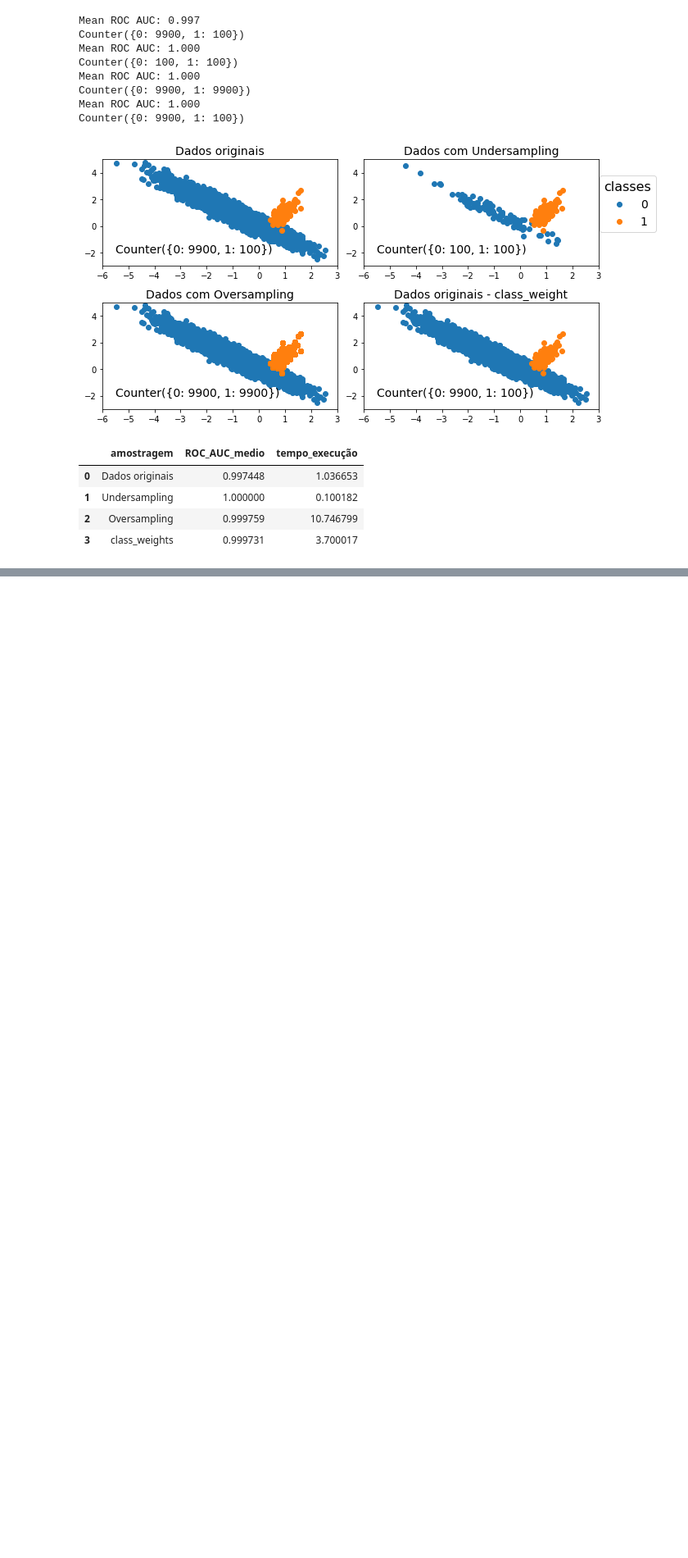
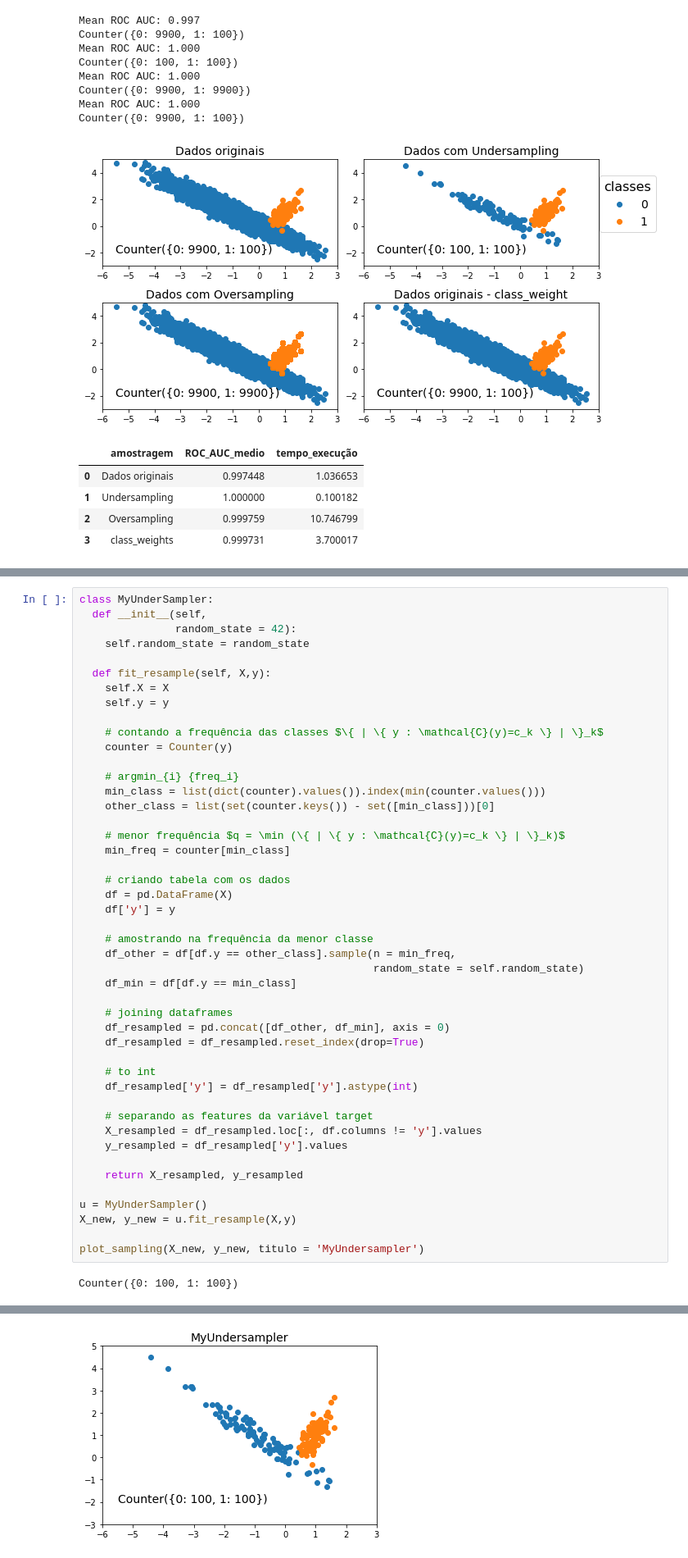
Before and after one commit to pedroblossbraga/supportvectormachines_tcc, a Jupyter notebook: TCC_imbalanced_SVM.ipynb, the cells around one changed output, grey strips where cells are left out. Shown: that part at 82% size. Drawn from its saved outputs; the diff is of its cells as text; blank space fills up the shorter version.

Commit message:
adding MyUnderSampler

```diff
--- a/TCC_imbalanced_SVM.ipynb
+++ b/TCC_imbalanced_SVM.ipynb
@@ -306,0 +328,48 @@ Counter({0: 9900, 1: 100})
+# %%
+class MyUnderSampler:
+  def __init__(self,
+               random_state = 42):
+    self.random_state = random_state
+
+  def fit_resample(self, X,y):
+    self.X = X
+    self.y = y
+
+    # contando a frequência das classes $\{ | \{ y : \mathcal{C}(y)=c_k \} | \}_k$
+    counter = Counter(y)
+
+    # argmin_{i} {freq_i}
+    min_class = list(dict(counter).values()).index(min(counter.values()))
+    other_class = list(set(counter.keys()) - set([min_class]))[0]
+
+    # menor frequência $q = \min (\{ | \{ y : \mathcal{C}(y)=c_k \} | \}_k)$
+    min_freq = counter[min_class]
+
+    # criando tabela com os dados
+    df = pd.DataFrame(X)
+    df['y'] = y
+
+    # amostrando na frequência da menor classe
+    df_other = df[df.y == other_class].sample(n = min_freq,
+                                              random_state = self.random_state)
+    df_min = df[df.y == min_class]
+
+    # joining dataframes
+    df_resampled = pd.concat([df_other, df_min], axis = 0)
+    df_resampled = df_resampled.reset_index(drop=True)
+
+    # to int
+    df_resampled['y'] = df_resampled['y'].astype(int)
+
+    # separando as features da variável target
+    X_resampled = df_resampled.loc[:, df.columns != 'y'].values
+    y_resampled = df_resampled['y'].values
+
+    return X_resampled, y_resampled
+
+u = MyUnderSampler()
+X_new, y_new = u.fit_resample(X,y)
+
+plot_sampling(X_new, y_new, titulo = 'MyUndersampler')
+# %% [output]
+Counter({0: 100, 1: 100})
@@ -306,0 +377 @@ Counter({0: 9900, 1: 100})
+[figure, added]
```
Also changed, not shown: parts of 2 cells of this notebook.
